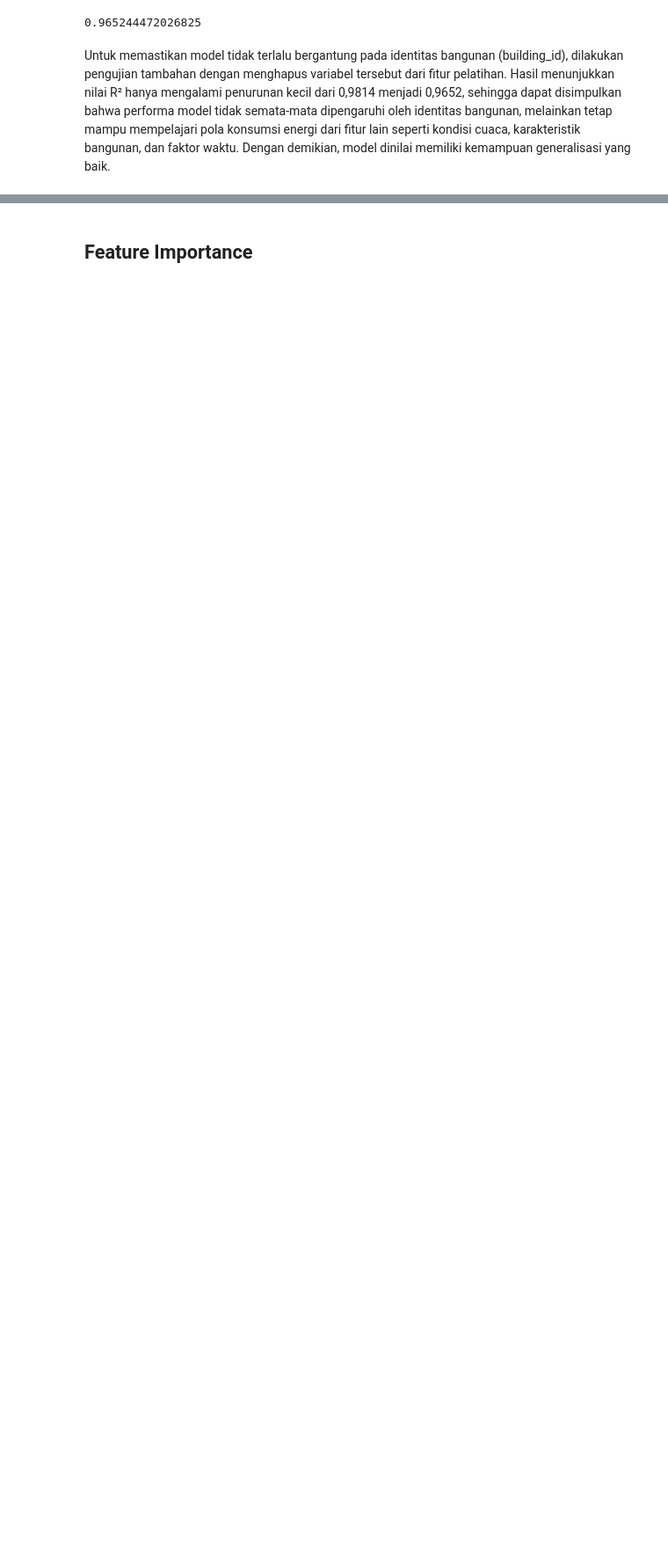
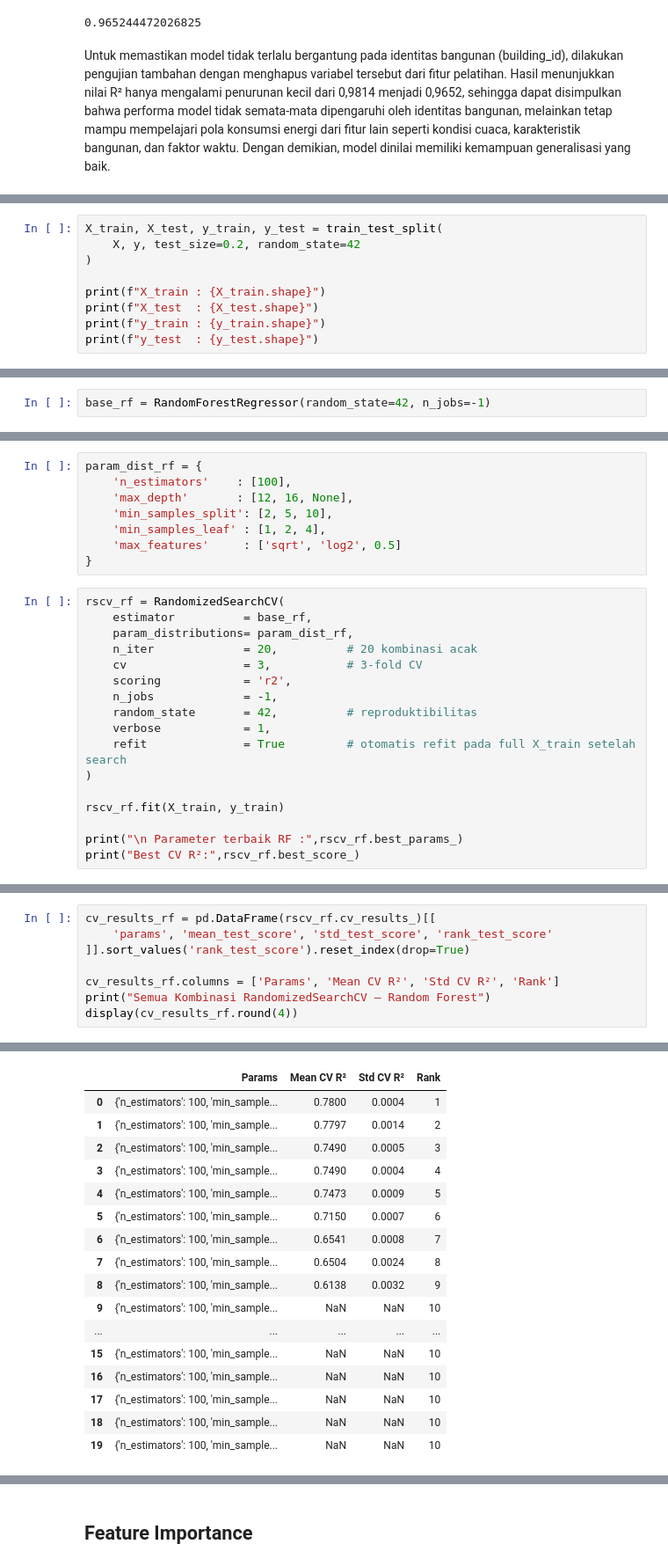
Before and after one commit to atithagtg/UAS-Pembelajaran-Mesin-Kelompok-13, a Jupyter notebook: Progress/Project ML_progress.ipynb, the cells around one changed output, grey strips where cells are left out. Shown at 88% size. Cells and saved outputs as stored; diff of their text form; blank space fills up the shorter version.

```diff
--- a/Progress/Project ML_progress.ipynb
+++ b/Progress/Project ML_progress.ipynb
@@ -1201,0 +1228,9 @@ Untuk memastikan model tidak terlalu bergantung pada identitas bangunan (buildin
+# %%
+X_train, X_test, y_train, y_test = train_test_split(
+    X, y, test_size=0.2, random_state=42
+)
+
+print(f"X_train : {X_train.shape}")
+print(f"X_test  : {X_test.shape}")
+print(f"y_train : {y_train.shape}")
+print(f"y_test  : {y_test.shape}")
@@ -1201,0 +1286,2 @@ Untuk memastikan model tidak terlalu bergantung pada identitas bangunan (buildin
+# %%
+base_rf = RandomForestRegressor(random_state=42, n_jobs=-1)
@@ -1201,0 +1290,25 @@ Untuk memastikan model tidak terlalu bergantung pada identitas bangunan (buildin
+# %%
+param_dist_rf = {
+    'n_estimators'    : [100],
+    'max_depth'       : [12, 16, None],
+    'min_samples_split': [2, 5, 10],
+    'min_samples_leaf' : [1, 2, 4],
+    'max_features'     : ['sqrt', 'log2', 0.5]
+}
+# %%
+rscv_rf = RandomizedSearchCV(
+    estimator          = base_rf,
+    param_distributions= param_dist_rf,
+    n_iter             = 20,          # 20 kombinasi acak
+    cv                 = 3,           # 3-fold CV
+    scoring            = 'r2',
+    n_jobs             = -1,
+    random_state       = 42,          # reproduktibilitas
+    verbose            = 1,
+    refit              = True         # otomatis refit pada full X_train setelah search
+)
+
+rscv_rf.fit(X_train, y_train)
+
+print("\n Parameter terbaik RF :",rscv_rf.best_params_)
+print("Best CV R²:",rscv_rf.best_score_)
@@ -1201,0 +1336,9 @@ Untuk memastikan model tidak terlalu bergantung pada identitas bangunan (buildin
+# %%
+cv_results_rf = pd.DataFrame(rscv_rf.cv_results_)[[
+    'params', 'mean_test_score', 'std_test_score', 'rank_test_score'
+]].sort_values('rank_test_score').reset_index(drop=True)
+
+cv_results_rf.columns = ['Params', 'Mean CV R²', 'Std CV R²', 'Rank']
+print("Semua Kombinasi RandomizedSearchCV — Random Forest")
+display(cv_results_rf.round(4))
+# %% [output]
@@ -1201,0 +1346,17 @@ Untuk memastikan model tidak terlalu bergantung pada identitas bangunan (buildin
+|  | Params | Mean CV R² | Std CV R² | Rank |
+| 0 | {'n_estimators': 100, 'min_sample... | 0.7800 | 0.0004 | 1 |
+| 1 | {'n_estimators': 100, 'min_sample... | 0.7797 | 0.0014 | 2 |
+| 2 | {'n_estimators': 100, 'min_sample... | 0.7490 | 0.0005 | 3 |
+| 3 | {'n_estimators': 100, 'min_sample... | 0.7490 | 0.0004 | 4 |
+| 4 | {'n_estimators': 100, 'min_sample... | 0.7473 | 0.0009 | 5 |
+| 5 | {'n_estimators': 100, 'min_sample... | 0.7150 | 0.0007 | 6 |
+| 6 | {'n_estimators': 100, 'min_sample... | 0.6541 | 0.0008 | 7 |
+| 7 | {'n_estimators': 100, 'min_sample... | 0.6504 | 0.0024 | 8 |
+| 8 | {'n_estimators': 100, 'min_sample... | 0.6138 | 0.0032 | 9 |
+| 9 | {'n_estimators': 100, 'min_sample... | NaN | NaN | 10 |
+| ... | ... | ... | ... | ... |
+| 15 | {'n_estimators': 100, 'min_sample... | NaN | NaN | 10 |
+| 16 | {'n_estimators': 100, 'min_sample... | NaN | NaN | 10 |
+| 17 | {'n_estimators': 100, 'min_sample... | NaN | NaN | 10 |
+| 18 | {'n_estimators': 100, 'min_sample... | NaN | NaN | 10 |
+| 19 | {'n_estimators': 100, 'min_sample... | NaN | NaN | 10 |
```
Also changed, not shown: parts of 28 cells of this notebook.
